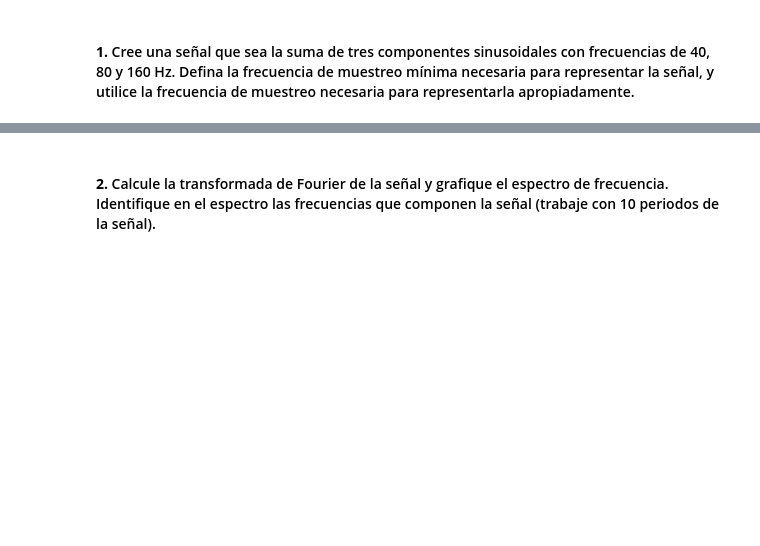
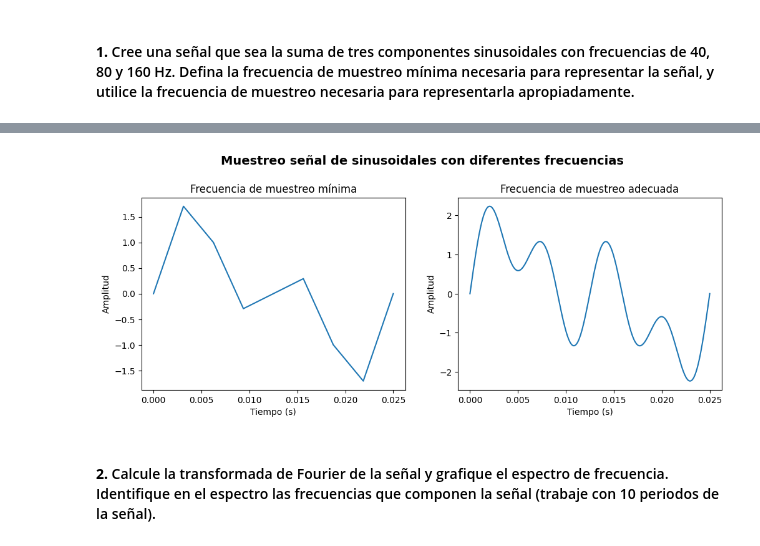
Before and after one commit to marianayarce1224/lab_biosenales, a Jupyter notebook: PRACTICA5/P5_Python_G3.ipynb, the cells around one changed output, grey strips where cells are left out. Cells and saved outputs as stored; diff of their text form; code cells hidden in the pictures; blank space fills up the shorter version.

```diff
--- a/PRACTICA5/P5_Python_G3.ipynb
+++ b/PRACTICA5/P5_Python_G3.ipynb
@@ -44,2 +93,37 @@ plt.show()
+# %%
+import numpy as np
+import matplotlib.pyplot as plt
+
+f = [40, 80, 160]
+T_senal = 1/f[0] #El periodo de la señal x se define con la frecuencia menor
+
+#Frecuencia de muestreo mínima
+fs_min = max(f)*2
+t1 = np.arange(0, T_senal + 1/fs_min, 1/fs_min)
+
+sin_40 = np.sin(2*np.pi*f[0]*t1)
+sin_80 = np.sin(2*np.pi*f[1]*t1)
+sin_160 = np.sin(2*np.pi*f[2]*t1)
+x_fs_min = sin_40 + sin_80 + sin_160
+
+#Frecuencia de muestreo adecuada
+fs_adecuada = max(f)**2
+t2 = np.arange(0, T_senal + 1/fs_adecuada, 1/fs_adecuada)
+
+sin_40 = np.sin(2*np.pi*f[0]*t2)
+sin_80 = np.sin(2*np.pi*f[1]*t2)
+sin_160 = np.sin(2*np.pi*f[2]*t2)
+x_fs_adecuada = sin_40 + sin_80 + sin_160
+
+fig, axs = plt.subplots(1, 2, figsize=(12, 4))
+fig.suptitle('Muestreo señal de sinusoidales con diferentes frecuencias', x=0.5, y=1.05, fontsize=14, fontweight='bold')
+axs[0].plot(t1, x_fs_min)
+axs[0].set(title='Frecuencia de muestreo mínima', xlabel='Tiempo (s)', ylabel='Amplitud')
+
+axs[1].plot(t2, x_fs_adecuada)
+axs[1].set(title='Frecuencia de muestreo adecuada', xlabel='Tiempo (s)', ylabel='Amplitud')
+plt.show()
+# %% [output]
+[figure, added]
 # %% [markdown]
 <h4><b>2.</b> Calcule la transformada de Fourier de la señal y grafique el espectro de frecuencia. Identifique en el espectro las frecuencias que componen la señal (trabaje con 10 periodos de la señal).</h4>
```
Also changed, not shown: parts of 24 cells of this notebook.
